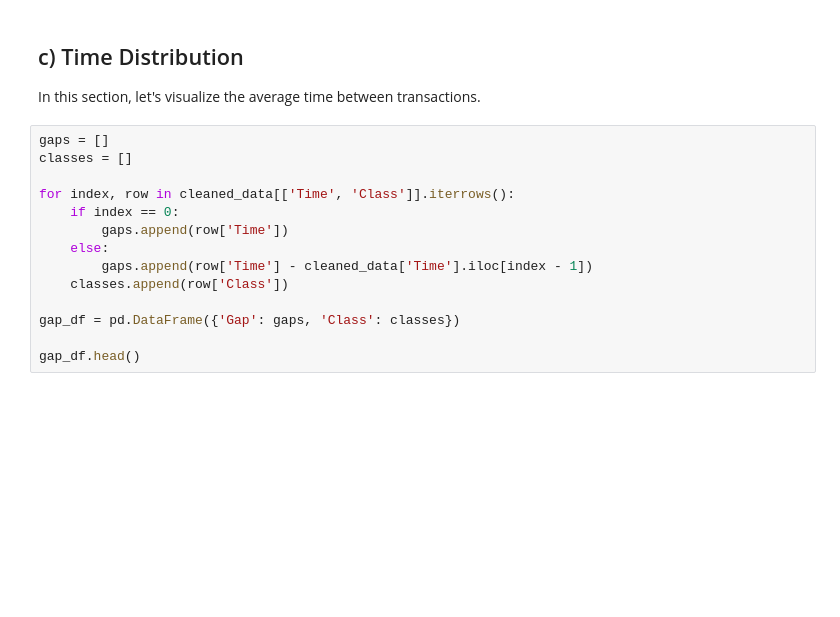
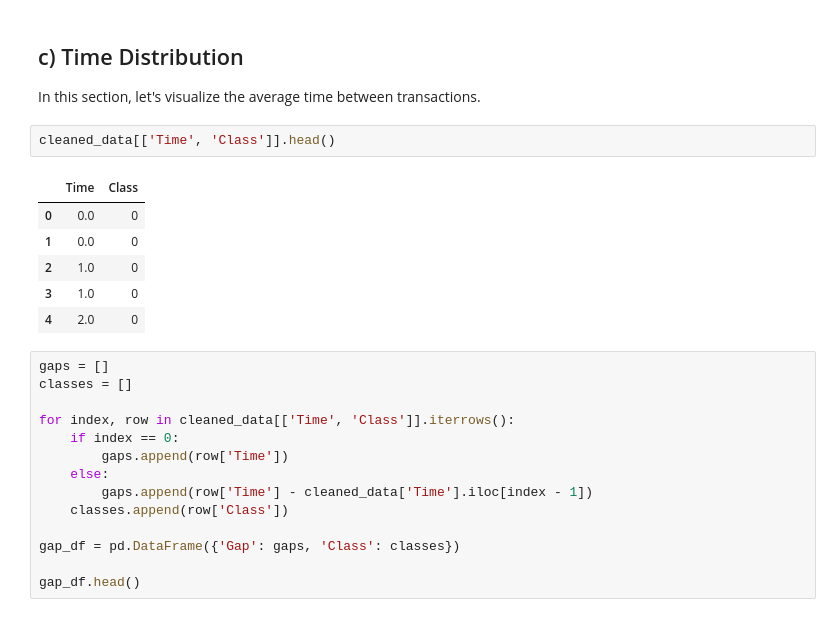
Before and after one commit to NgundoMuithya/Kaggle_Credit_Card_Fraud_Detection, a Jupyter notebook: notebook.ipynb, the cells around one changed output. Drawn from its saved outputs; the diff is of its cells as text; blank space fills up the shorter version.

Commit message:
Reduce ambiguity in the time distribution section

```diff
--- a/notebook.ipynb
+++ b/notebook.ipynb
@@ -301,6 +301,15 @@ This is something we hope the models will capture as a potential indicator that
 ## c) Time Distribution
 
 In this section, let's visualize the average time between transactions.
+# %%
+cleaned_data[['Time', 'Class']].head()
+# %% [output]
+|  | Time | Class |
+| 0 | 0.0 | 0 |
+| 1 | 0.0 | 0 |
+| 2 | 1.0 | 0 |
+| 3 | 1.0 | 0 |
+| 4 | 2.0 | 0 |
 # %%
 gaps = []
 classes = []
```
Also changed, not shown: parts of 3 cells of this notebook.
